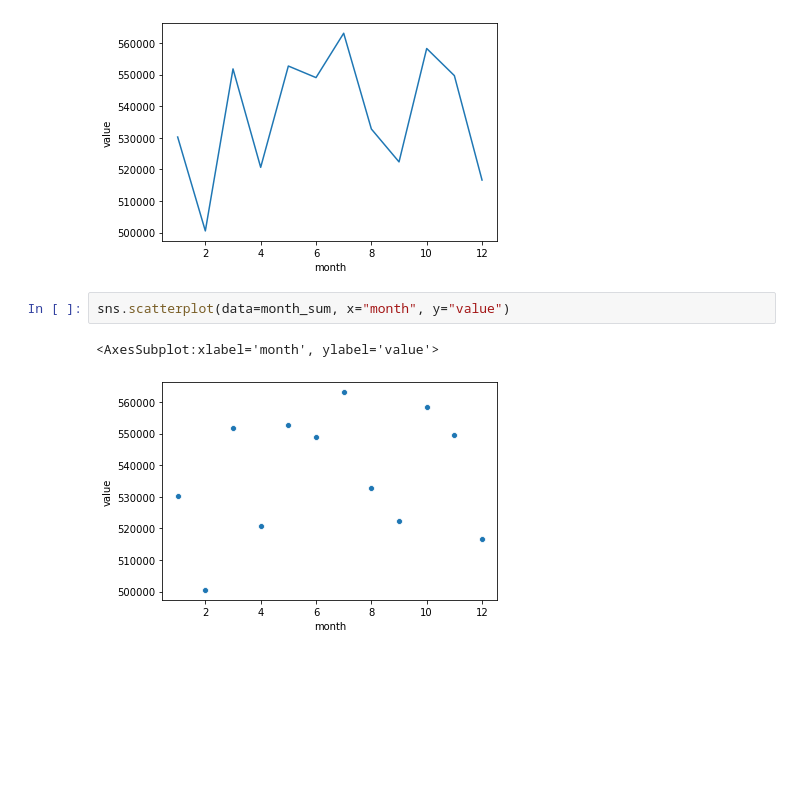
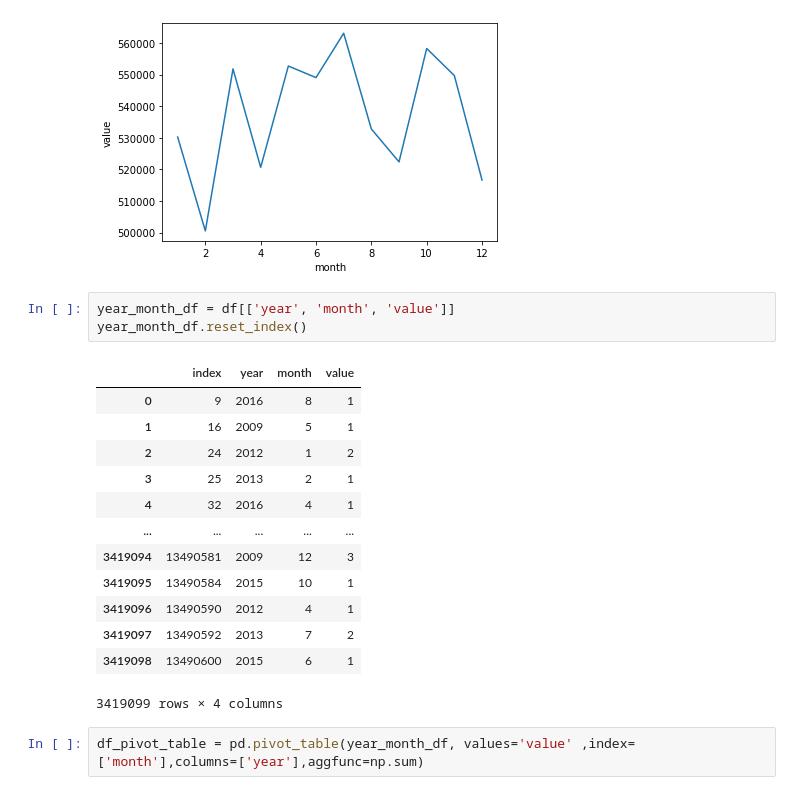
Before and after one commit to dineshh912/london-crime-data-visualization, a Jupyter notebook: london-crime-data-visualiztion.ipynb, the cells around one changed output. Cells and saved outputs as stored; diff of their text form; blank space fills up the shorter version.

```diff
--- a/london-crime-data-visualiztion.ipynb
+++ b/london-crime-data-visualiztion.ipynb
@@ -236,8 +242,22 @@ sns.lineplot(data=month_sum, x="month", y="value")
 # %% [output]
 <AxesSubplot:xlabel='month', ylabel='value'>
 [figure]
-# %%
-sns.scatterplot(data=month_sum, x="month", y="value")
-# %% [output]
-<AxesSubplot:xlabel='month', ylabel='value'>
-[figure, removed]
+# %%
+year_month_df = df[['year', 'month', 'value']]
+year_month_df.reset_index()
+# %% [output]
+|  | index | year | month | value |
+| 0 | 9 | 2016 | 8 | 1 |
+| 1 | 16 | 2009 | 5 | 1 |
+| 2 | 24 | 2012 | 1 | 2 |
+| 3 | 25 | 2013 | 2 | 1 |
+| 4 | 32 | 2016 | 4 | 1 |
+| ... | ... | ... | ... | ... |
+| 3419094 | 13490581 | 2009 | 12 | 3 |
+| 3419095 | 13490584 | 2015 | 10 | 1 |
+| 3419096 | 13490590 | 2012 | 4 | 1 |
+| 3419097 | 13490592 | 2013 | 7 | 2 |
+| 3419098 | 13490600 | 2015 | 6 | 1 |
+3419099 rows × 4 columns
+# %%
+df_pivot_table = pd.pivot_table(year_month_df, values='value' ,index=['month'],columns=['year'],aggfunc=np.sum)
```
Also changed, not shown: parts of 29 cells of this notebook.
